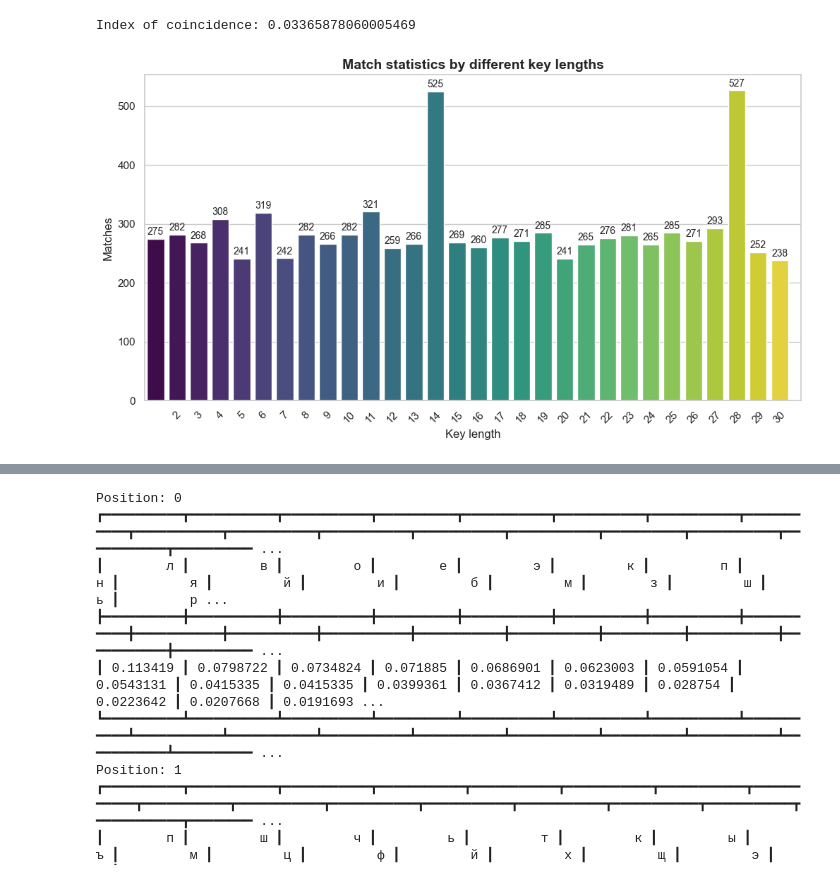
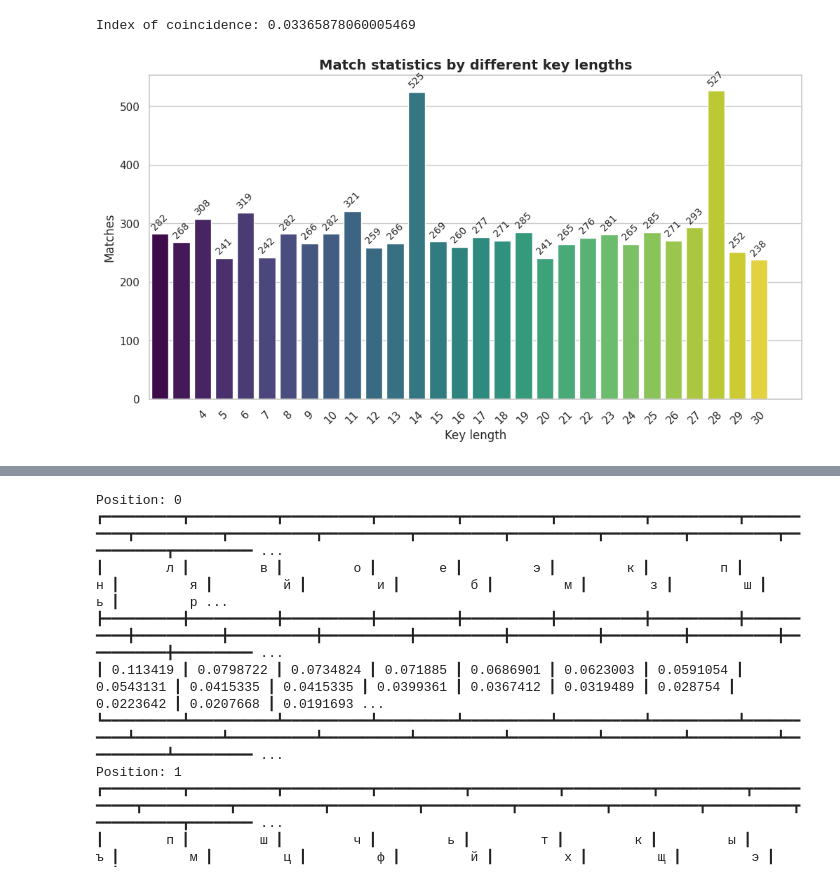
Before and after one commit to ipt-labs/crypto25-26, a Jupyter notebook: lab2/vasalatii_fb-31_yakovchuk_fb-31_cp2/decrypt.ipynb, the cells around one changed output, grey strips where cells are left out. Cells and saved outputs as stored; diff of their text form; code cells hidden in the pictures.

Commit message:
calculating of ic for blocks with different steps for var_3_ct and appropriate barplot were added; drawing barlpots moving to separate function;

```diff
--- a/lab2/vasalatii_fb-31_yakovchuk_fb-31_cp2/decrypt.ipynb
+++ b/lab2/vasalatii_fb-31_yakovchuk_fb-31_cp2/decrypt.ipynb
@@ -17,29 +16,17 @@ print_green_blue_colored_pair("Index of coincidence:", calculate_ic(content))
 # %% [output]
 Index of coincidence: 0.03365878060005469
 # %%
-def calculate_match_statistics(text:str, r: int):
+def calculate_match_statistics(text:str, r: int)->int:
     d_r = 0
     for i in range(len(text)-r):
         if text[i] == text[i+r]:
             d_r += 1
     return d_r
 # %%
-x = range(1,31)
-y = [calculate_match_statistics(content, i) for i in x]
-
-plt.figure(figsize=(12, 6))
-sns.set_theme(style="whitegrid")
-
-ax = sns.barplot(x=x, y=y, palette="viridis", hue=x, legend=False)
-for container in ax.containers:
-    ax.bar_label(container, padding=2, fontsize=10)
-
-ax.set_title("Match statistics by different key lengths", fontsize=14, fontweight="bold")
-ax.set_xlabel("Key length", fontsize=12)
-ax.set_ylabel("Matches", fontsize=12)
-
-plt.xticks(x, rotation=45)
-
-plt.show()
+x = range(2,31)
+matches_counts = [calculate_match_statistics(content, i) for i in x]
+ics = [calculate_ic(content, i) for i in x]
-# %% [output]
-[figure, removed]
+# %%
+barplot(x,matches_counts, "Match statistics by different key lengths", "Key length", "Matches", True, 45)
+# %% [output]
+[figure, added]
```
Also changed, not shown: parts of 3 cells of this notebook, 2 other files.
